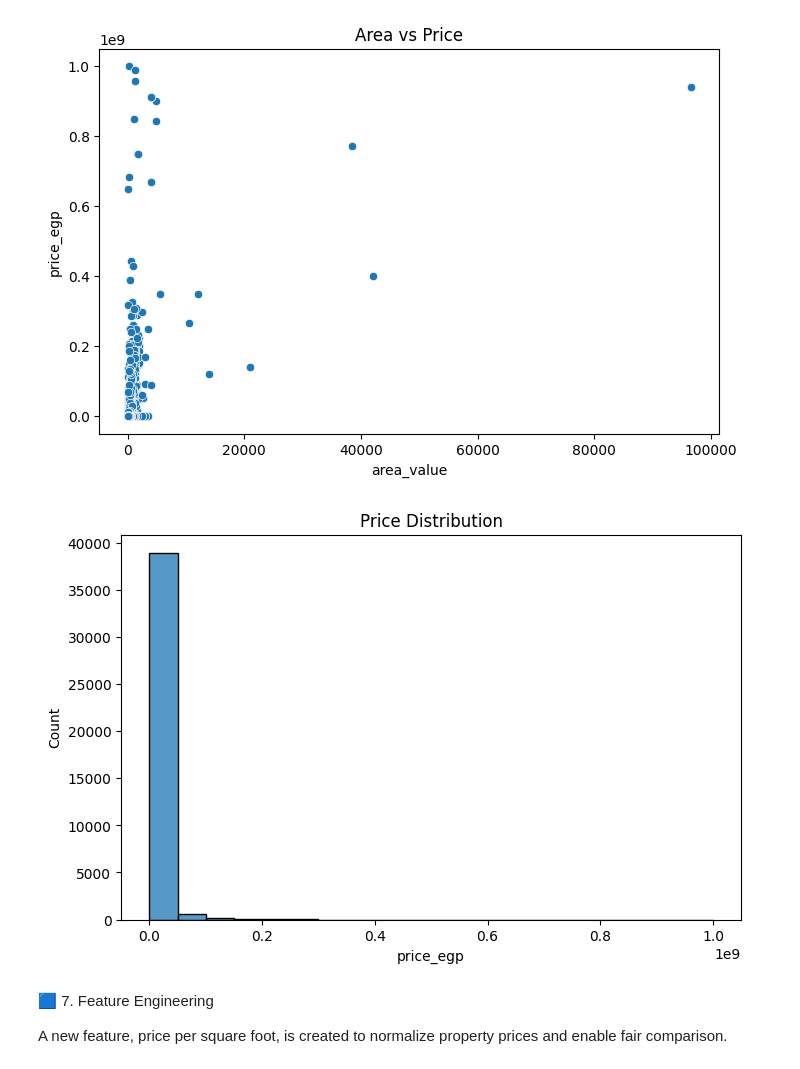
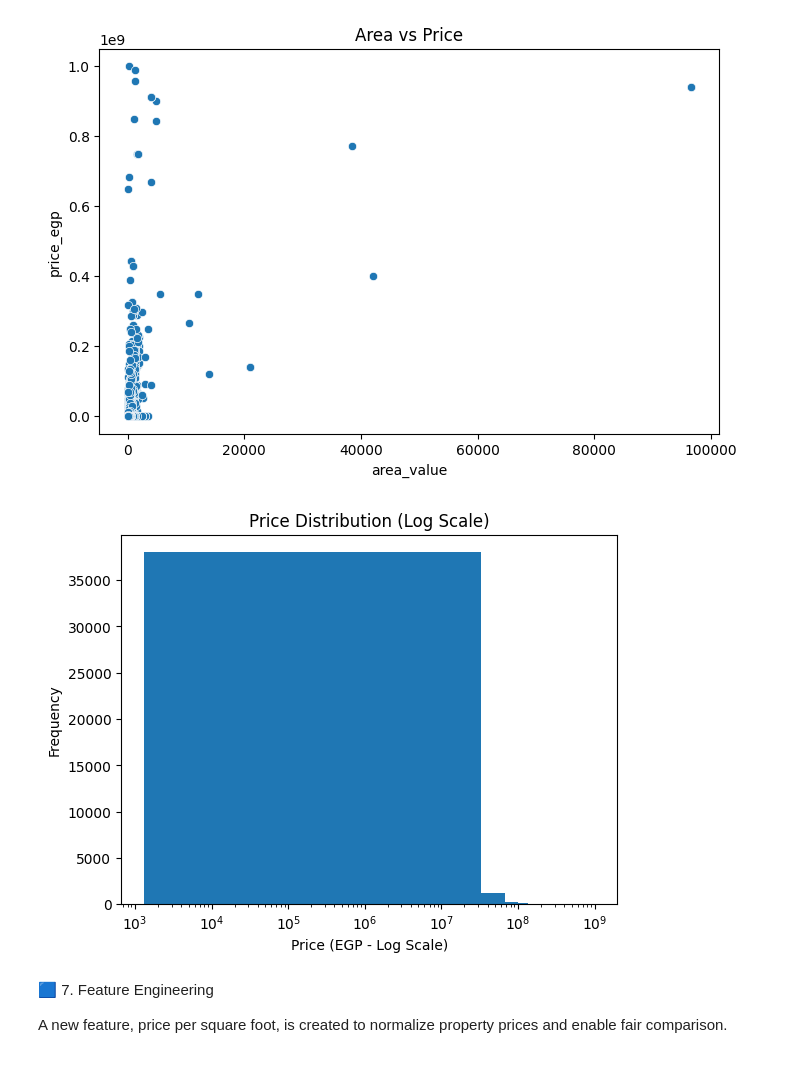
Before and after one commit to RahulDwivedi205/SectionE_G-5_Egypt-RealEstateAnalyzer, a Jupyter notebook: notebooks/03_eda.ipynb, the cells around one changed output. Saved outputs shown, nothing was run; the diff lists cells and outputs as text; code cells hidden in the pictures.

```diff
--- a/notebooks/03_eda.ipynb
+++ b/notebooks/03_eda.ipynb
@@ -105,12 +105,17 @@ plt.show()
 # %% [output]
 [figure]
 # %%
-plt.figure(figsize=(8,5))
-sns.histplot(df['price_egp'], bins=20)
-plt.title("Price Distribution")
+plt.figure()
+plt.hist(df['price_egp'], bins=30)
+plt.xscale('log')
+
+plt.title("Price Distribution (Log Scale)")
+plt.xlabel("Price (EGP - Log Scale)")
+plt.ylabel("Frequency")
+
 plt.show()
 # %% [output]
-[figure, old version]
+[figure, new version]
 # %% [markdown]
 🟦 7. Feature Engineering
 
```
Also changed, not shown: parts of 1 cell of this notebook, 1 other file.
